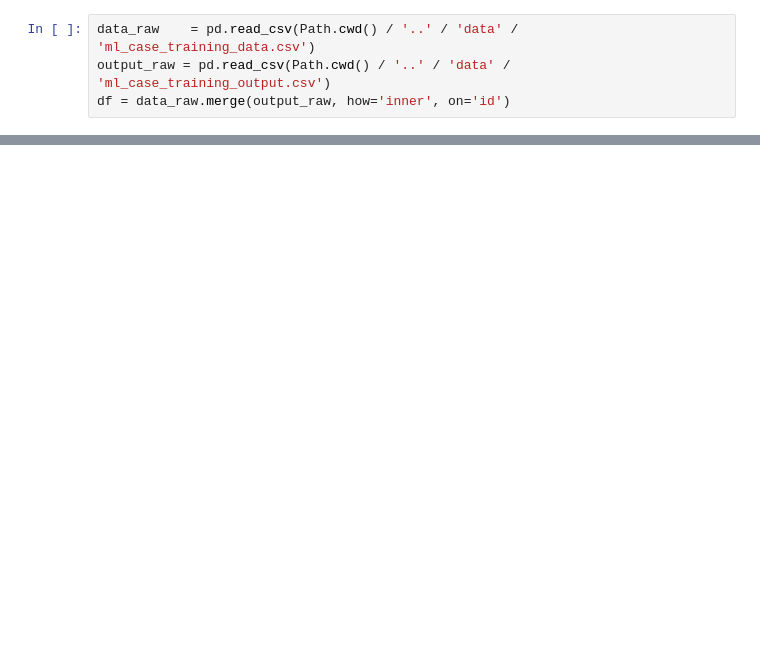
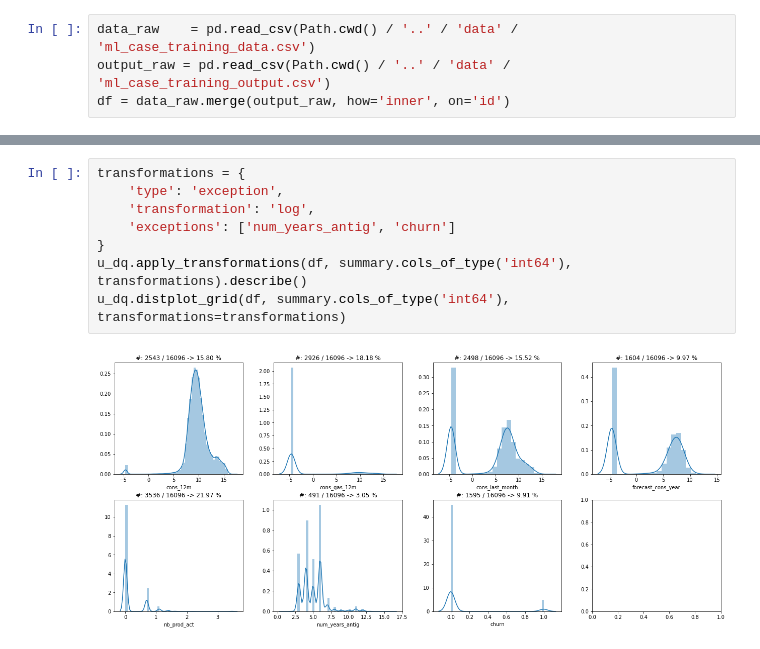
Before and after one commit to tomasforsberg/utilities, a Jupyter notebook: notebooks/utilities testing.ipynb, the cells around one changed output, grey strips where cells are left out. Cells and saved outputs as stored; diff of their text form; blank space fills up the shorter version.

```diff
--- a/notebooks/utilities testing.ipynb
+++ b/notebooks/utilities testing.ipynb
@@ -78,0 +54,10 @@ Alert: campaign_disc_ele is completely empty
+# %%
+transformations = {
+    'type': 'exception',
+    'transformation': 'log',
+    'exceptions': ['num_years_antig', 'churn']
+}
+u_dq.apply_transformations(df, summary.cols_of_type('int64'), transformations).describe()
+u_dq.distplot_grid(df, summary.cols_of_type('int64'), transformations=transformations)
+# %% [output]
+[figure, added]
```
Also changed, not shown: parts of 5 cells of this notebook, 1 other file.
